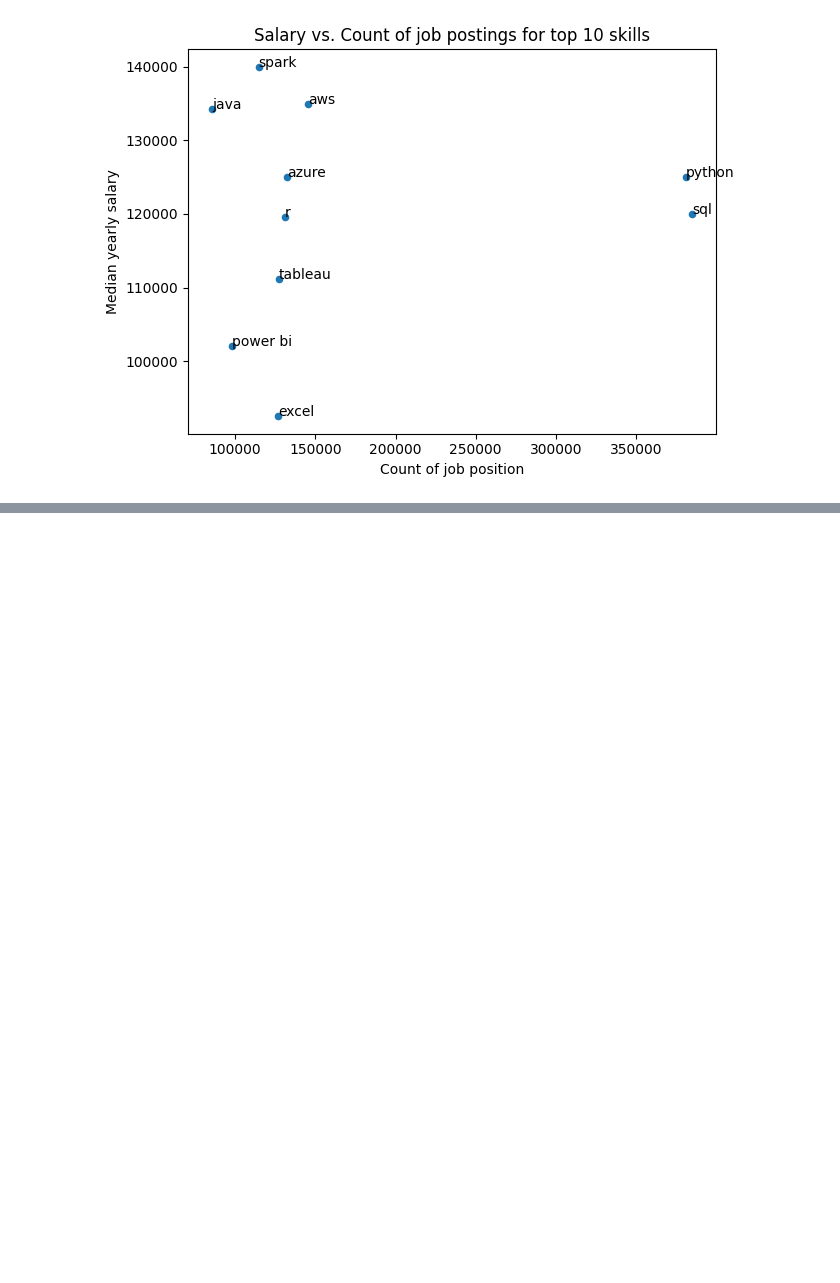
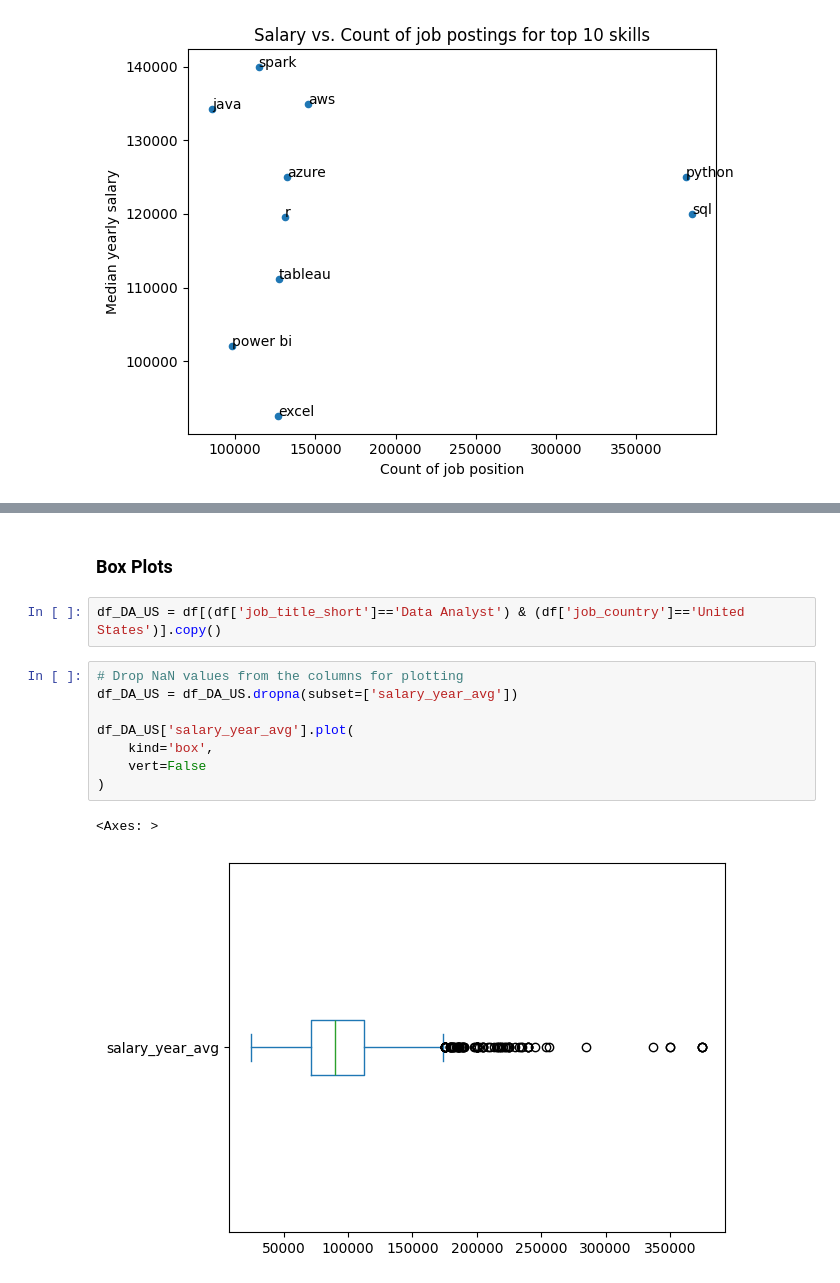
Before and after one commit to GongSeason/Python-for-Data-science-study, a Jupyter notebook: Pandas_exercises.ipynb, the cells around one changed output, grey strips where cells are left out. Drawn from its saved outputs; the diff is of its cells as text; blank space fills up the shorter version.

```diff
--- a/Pandas_exercises.ipynb
+++ b/Pandas_exercises.ipynb
@@ -346,0 +450,15 @@ for i, txt in enumerate(skill_stats.index):
+# %% [markdown]
+### Box Plots
+# %%
+df_DA_US = df[(df['job_title_short']=='Data Analyst') & (df['job_country']=='United States')].copy()
+# %%
+# Drop NaN values from the columns for plotting
+df_DA_US = df_DA_US.dropna(subset=['salary_year_avg'])
+
+df_DA_US['salary_year_avg'].plot(
+    kind='box',
+    vert=False
+)
+# %% [output]
+<Axes: >
+[figure, added]
```
Also changed, not shown: parts of 11 cells of this notebook.
